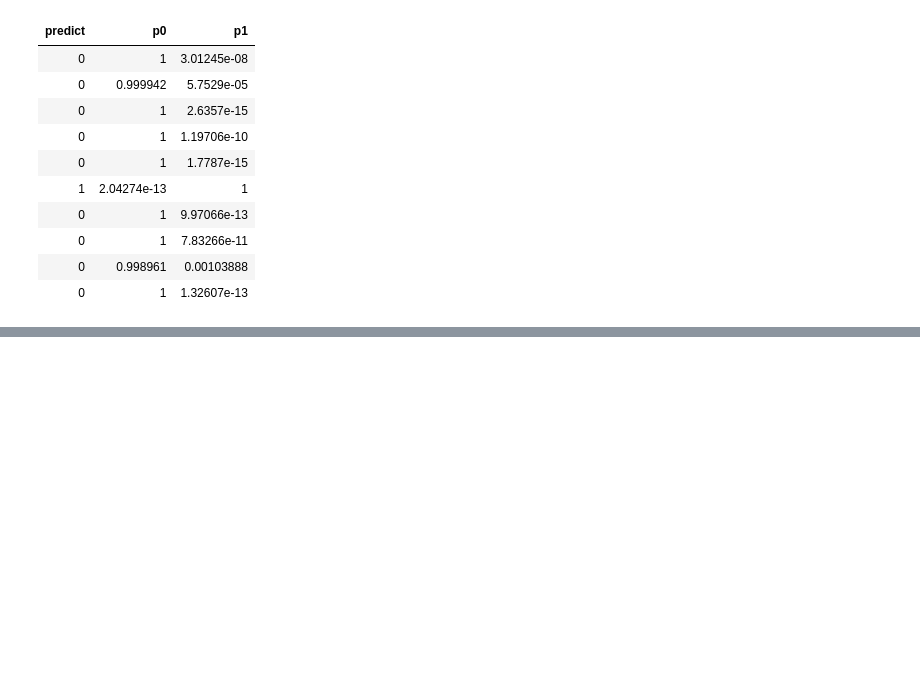
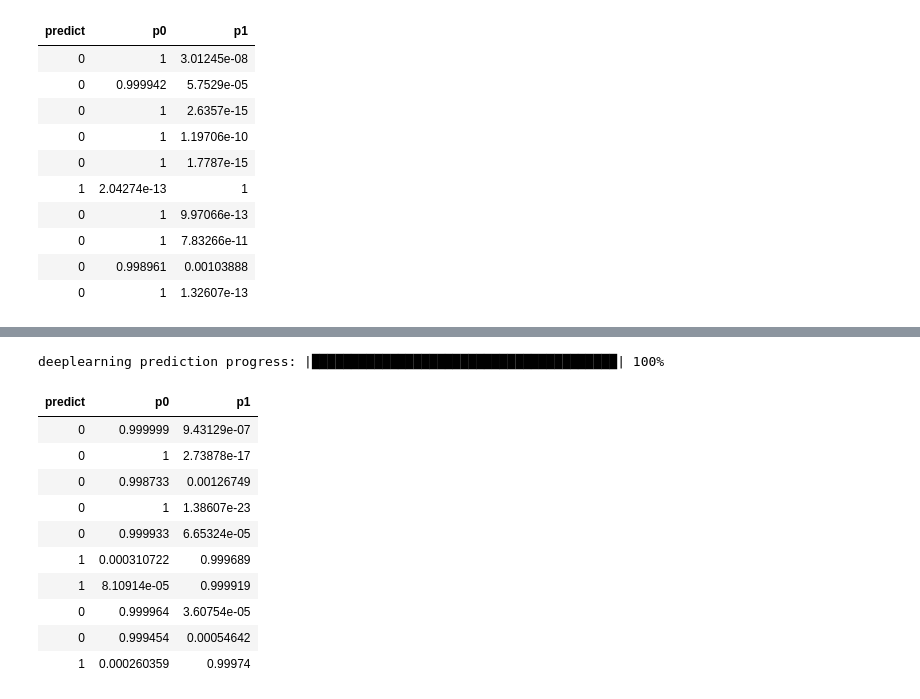
Before and after one commit to multicode/h2o-notebook, a Jupyter notebook: h2o-example.ipynb, the cells around one changed output, grey strips where cells are left out. Drawn from its saved outputs; the diff is of its cells as text; code cells hidden in the pictures; blank space fills up the shorter version.

```diff
--- a/h2o-example.ipynb
+++ b/h2o-example.ipynb
@@ -202,0 +400,17 @@ deeplearning prediction progress: |███████████████
+# %%
+# predictions for the test data using the deep learning model
+predictions2 = model.predict(test)
+predictions2.show()
+# %% [output]
+deeplearning prediction progress: |███████████████████████████████████████| 100%
+| predict | p0 | p1 |
+| 0 | 0.999999 | 9.43129e-07 |
+| 0 | 1 | 2.73878e-17 |
+| 0 | 0.998733 | 0.00126749 |
+| 0 | 1 | 1.38607e-23 |
+| 0 | 0.999933 | 6.65324e-05 |
+| 1 | 0.000310722 | 0.999689 |
+| 1 | 8.10914e-05 | 0.999919 |
+| 0 | 0.999964 | 3.60754e-05 |
+| 0 | 0.999454 | 0.00054642 |
+| 1 | 0.000260359 | 0.99974 |
```
Also changed, not shown: parts of 33 cells of this notebook.
